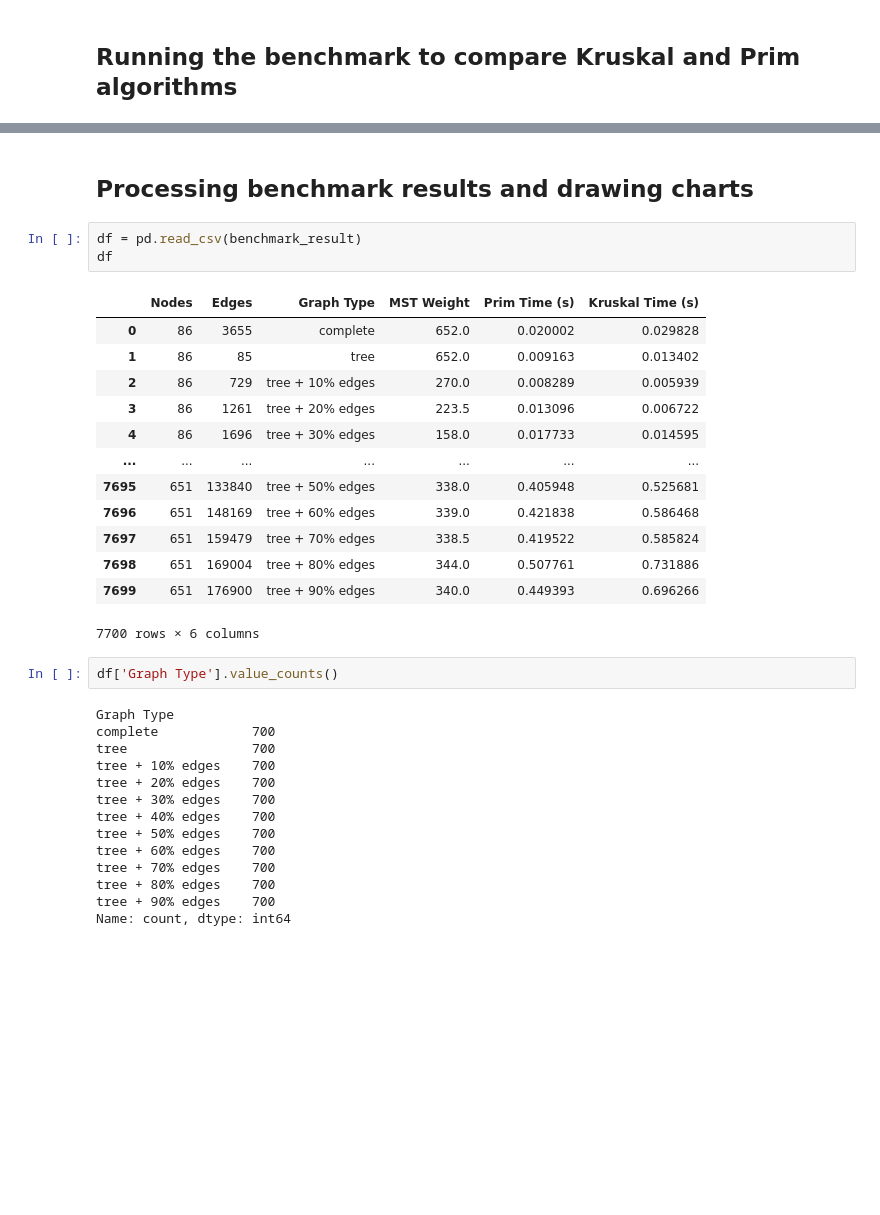
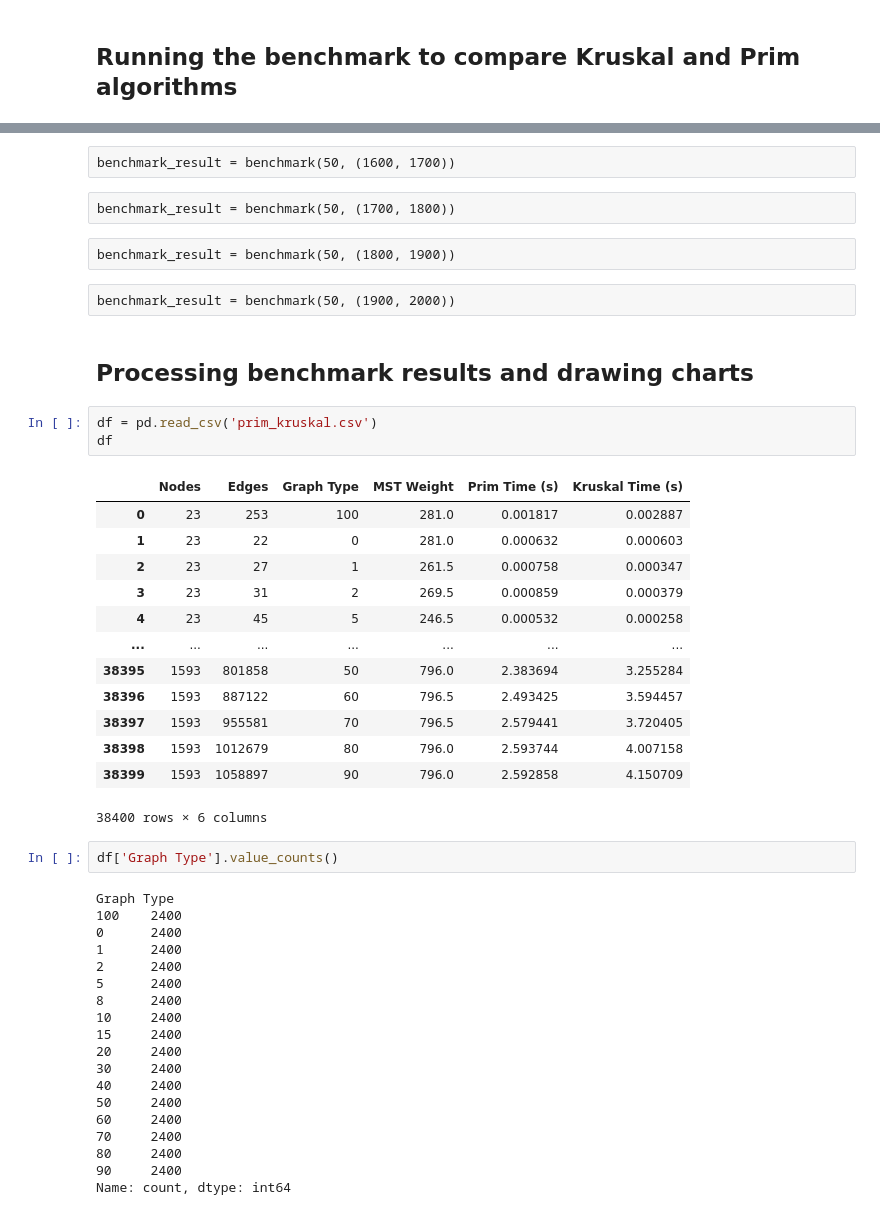
Before and after one commit to alinaserinet/algo-motion, a Jupyter notebook: prim_kruskal.ipynb, the cells around one changed output, grey strips where cells are left out. Cells and saved outputs as stored; diff of their text form; blank space fills up the shorter version.

```diff
--- a/prim_kruskal.ipynb
+++ b/prim_kruskal.ipynb
@@ -231,36 +248,49 @@ benchmark_result = benchmark(100, (600, 700))
+# %% [raw]
+benchmark_result = benchmark(50, (1600, 1700))
+# %% [raw]
+benchmark_result = benchmark(50, (1700, 1800))
+# %% [raw]
+benchmark_result = benchmark(50, (1800, 1900))
+# %% [raw]
+benchmark_result = benchmark(50, (1900, 2000))
 # %% [markdown]
 ## Processing benchmark results and drawing charts
 # %%
-df = pd.read_csv(benchmark_result)
+df = pd.read_csv('prim_kruskal.csv')
 df
 # %% [output]
 |  | Nodes | Edges | Graph Type | MST Weight | Prim Time (s) | Kruskal Time (s) |
-| 0 | 86 | 3655 | complete | 652.0 | 0.020002 | 0.029828 |
-| 1 | 86 | 85 | tree | 652.0 | 0.009163 | 0.013402 |
-| 2 | 86 | 729 | tree + 10% edges | 270.0 | 0.008289 | 0.005939 |
-| 3 | 86 | 1261 | tree + 20% edges | 223.5 | 0.013096 | 0.006722 |
-| 4 | 86 | 1696 | tree + 30% edges | 158.0 | 0.017733 | 0.014595 |
+| 0 | 23 | 253 | 100 | 281.0 | 0.001817 | 0.002887 |
+| 1 | 23 | 22 | 0 | 281.0 | 0.000632 | 0.000603 |
+| 2 | 23 | 27 | 1 | 261.5 | 0.000758 | 0.000347 |
+| 3 | 23 | 31 | 2 | 269.5 | 0.000859 | 0.000379 |
+| 4 | 23 | 45 | 5 | 246.5 | 0.000532 | 0.000258 |
 | ... | ... | ... | ... | ... | ... | ... |
-| 7695 | 651 | 133840 | tree + 50% edges | 338.0 | 0.405948 | 0.525681 |
-| 7696 | 651 | 148169 | tree + 60% edges | 339.0 | 0.421838 | 0.586468 |
-| 7697 | 651 | 159479 | tree + 70% edges | 338.5 | 0.419522 | 0.585824 |
-| 7698 | 651 | 169004 | tree + 80% edges | 344.0 | 0.507761 | 0.731886 |
-| 7699 | 651 | 176900 | tree + 90% edges | 340.0 | 0.449393 | 0.696266 |
+| 38395 | 1593 | 801858 | 50 | 796.0 | 2.383694 | 3.255284 |
+| 38396 | 1593 | 887122 | 60 | 796.5 | 2.493425 | 3.594457 |
+| 38397 | 1593 | 955581 | 70 | 796.5 | 2.579441 | 3.720405 |
+| 38398 | 1593 | 1012679 | 80 | 796.0 | 2.593744 | 4.007158 |
+| 38399 | 1593 | 1058897 | 90 | 796.0 | 2.592858 | 4.150709 |
-7700 rows × 6 columns
+38400 rows × 6 columns
 # %%
 df['Graph Type'].value_counts()
 # %% [output]
 Graph Type
-complete            700
-tree                700
-tree + 10% edges    700
-tree + 20% edges    700
-tree + 30% edges    700
-tree + 40% edges    700
-tree + 50% edges    700
-tree + 60% edges    700
-tree + 70% edges    700
-tree + 80% edges    700
-tree + 90% edges    700
+100    2400
+0      2400
+1      2400
+2      2400
+5      2400
+8      2400
+10     2400
+15     2400
+20     2400
+30     2400
+40     2400
+50     2400
+60     2400
+70     2400
+80     2400
+90     2400
 Name: count, dtype: int64
 # %%
```
Also changed, not shown: parts of 6 cells of this notebook, 2 other files.
